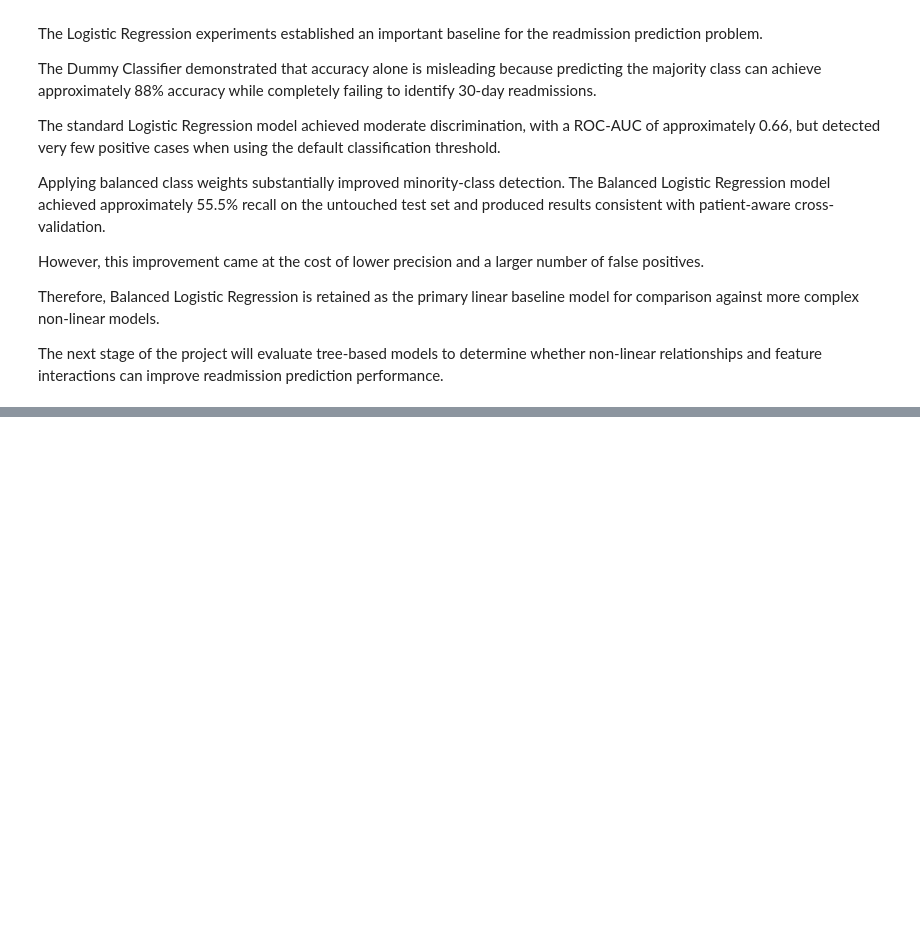
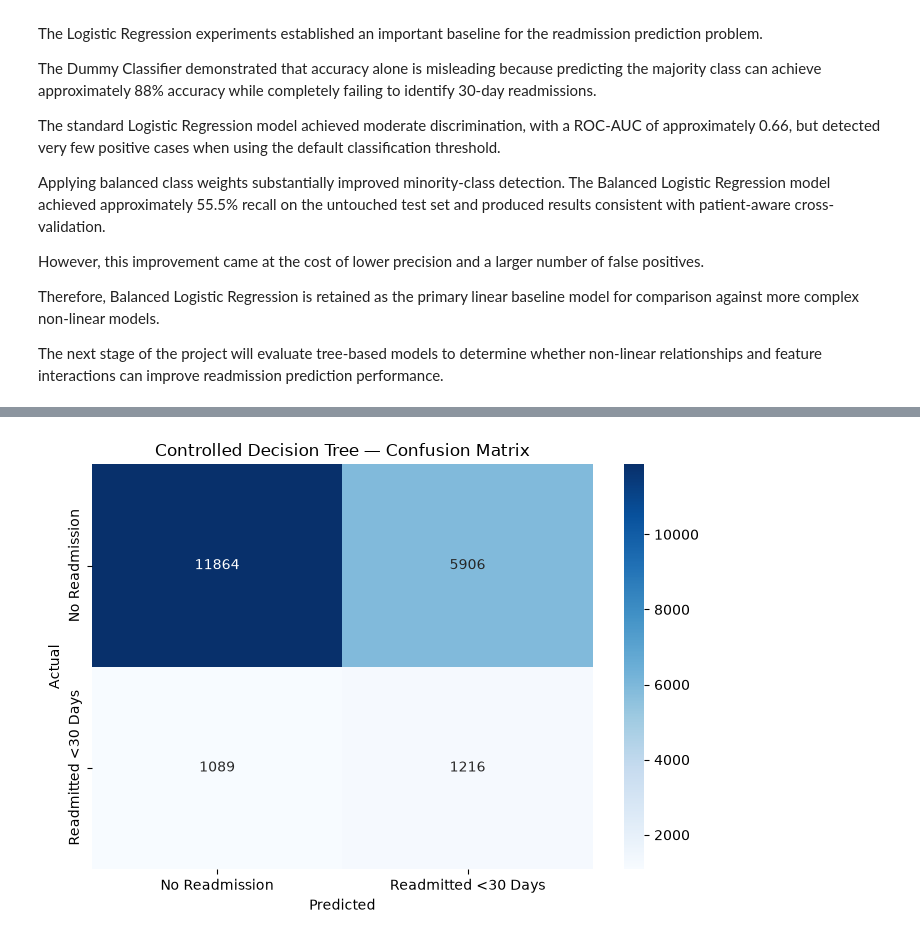
Before and after one commit to amanchaurasia512/diabetes-130-hospitals, a Jupyter notebook: Notebook/04_machine_learning_modeling.ipynb, the cells around one changed output, grey strips where cells are left out. Saved outputs shown, nothing was run; the diff lists cells and outputs as text; code cells hidden in the pictures; blank space fills up the shorter version.

```diff
--- a/Notebook/04_machine_learning_modeling.ipynb
+++ b/Notebook/04_machine_learning_modeling.ipynb
@@ -2598,0 +3366,25 @@ The next stage of the project will evaluate tree-based models to determine wheth
+# %%
+# ============================================================
+# CONTROLLED DECISION TREE
+# CONFUSION MATRIX VISUALIZATION
+# ============================================================
+
+plt.figure(figsize=(7, 5))
+
+sns.heatmap(
+    cm_pruned_tree,
+    annot=True,
+    fmt="d",
+    cmap="Blues",
+    xticklabels=["No Readmission", "Readmitted <30 Days"],
+    yticklabels=["No Readmission", "Readmitted <30 Days"]
+)
+
+plt.title("Controlled Decision Tree — Confusion Matrix")
+plt.xlabel("Predicted")
+plt.ylabel("Actual")
+
+plt.tight_layout()
+plt.show()
+# %% [output]
+[figure, added]
```
Also changed, not shown: parts of 19 cells of this notebook.
